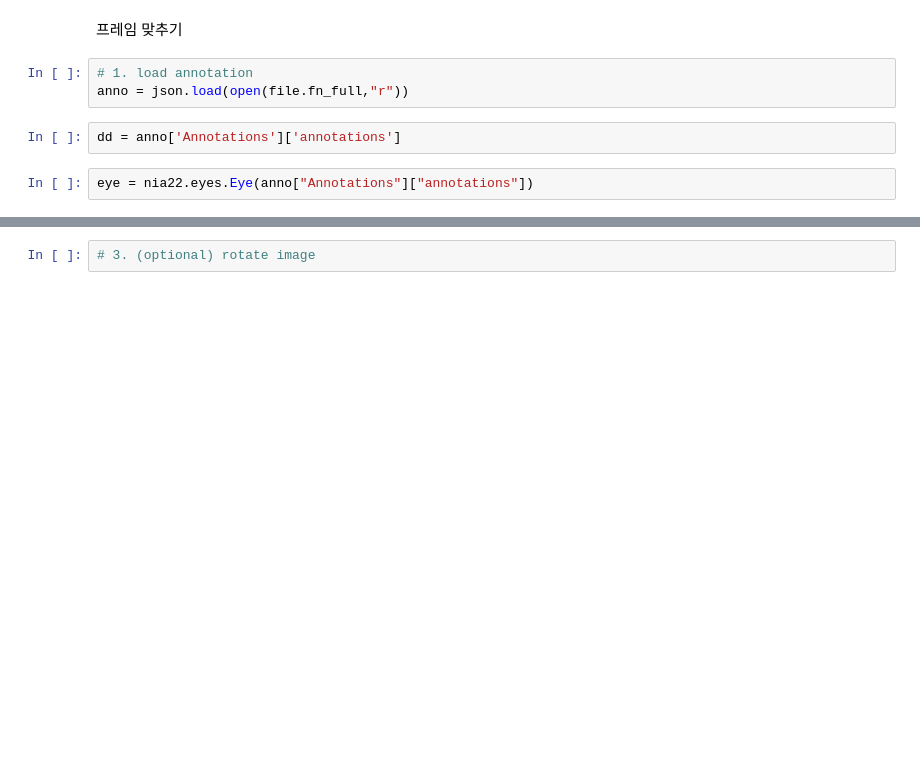
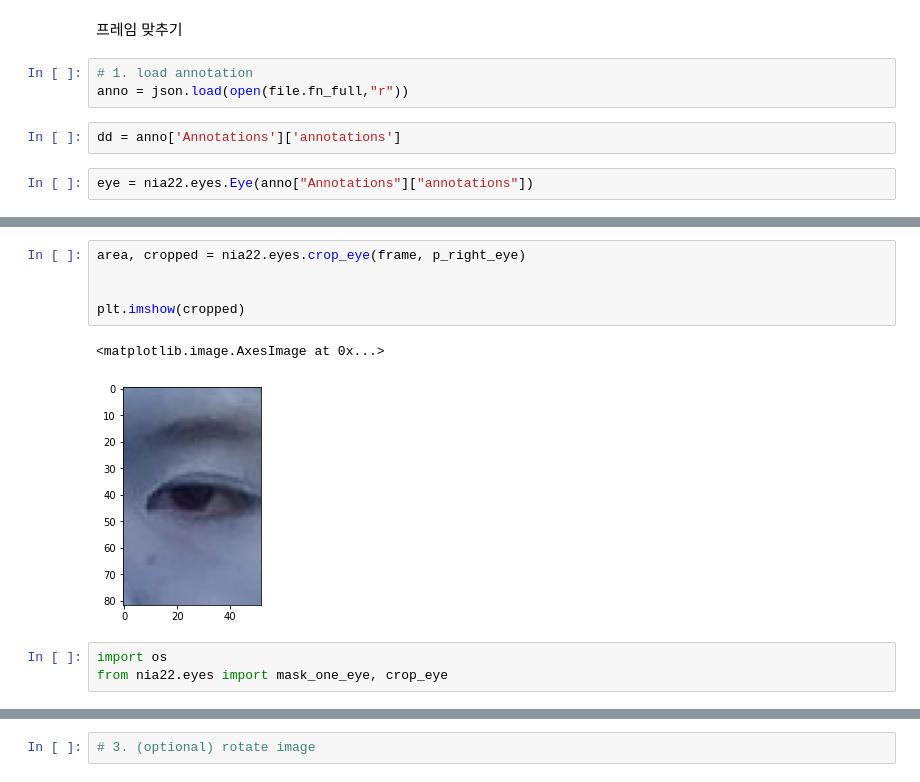
Before and after one commit to Deep-In-Sight/nia, a Jupyter notebook: scripts/CropEye.ipynb, the cells around one changed output, grey strips where cells are left out. Saved outputs shown, nothing was run; the diff lists cells and outputs as text; blank space fills up the shorter version.

Commit message:
added Info; max mask

```diff
--- a/scripts/CropEye.ipynb
+++ b/scripts/CropEye.ipynb
@@ -150,0 +121,11 @@ plt.show()
+# %%
+area, cropped = nia22.eyes.crop_eye(frame, p_right_eye)
+
+
+plt.imshow(cropped)
+# %% [output]
+<matplotlib.image.AxesImage at 0x...>
+[figure, added]
+# %%
+import os
+from nia22.eyes import mask_one_eye, crop_eye
```
Also changed, not shown: parts of 15 cells of this notebook, 1 other file.
